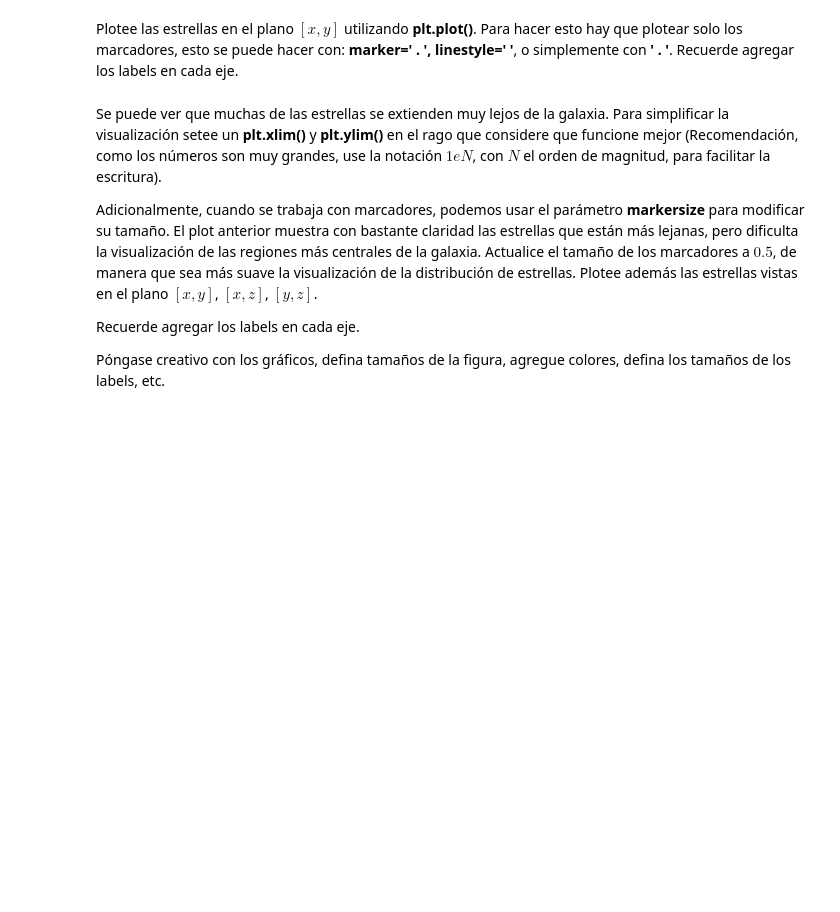
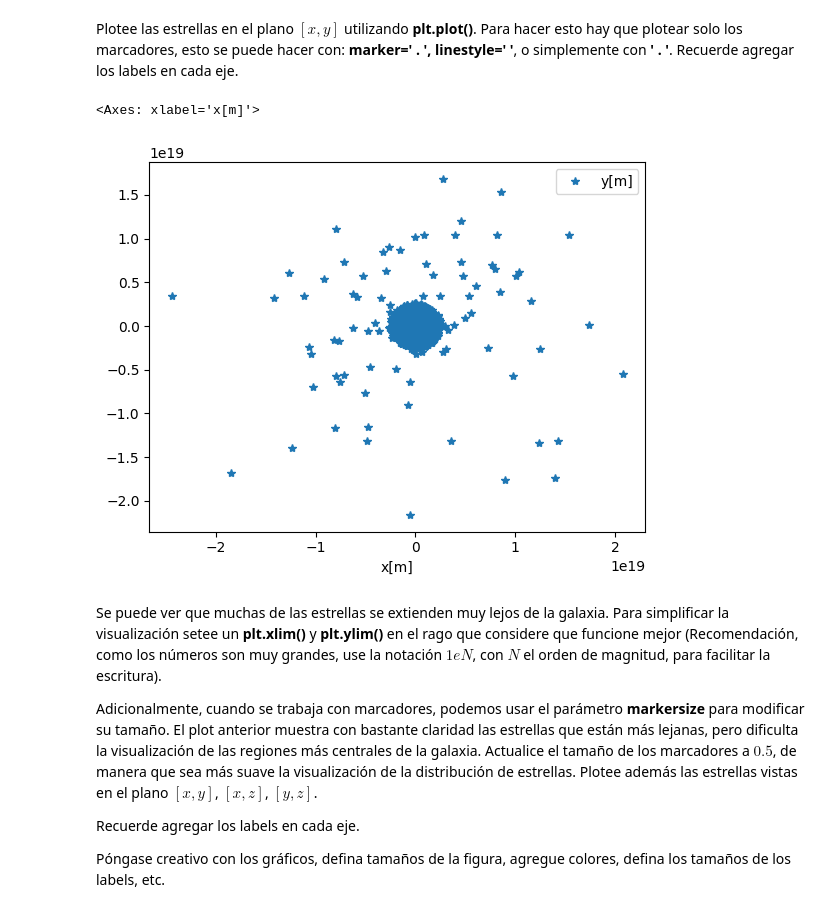
Before and after one commit to GARU0012/Tarea-1, a Jupyter notebook: Tarea_1.ipynb, the cells around one changed output. Drawn from its saved outputs; the diff is of its cells as text; code cells hidden in the pictures; blank space fills up the shorter version.

```diff
--- a/Tarea_1.ipynb
+++ b/Tarea_1.ipynb
@@ -443,5 +458,10 @@ Vea los primeros 10 elementos del dataframe. ¿Qué tipo de información puede e
 # %% [markdown]
 Plotee las estrellas en el plano $[x, y]$ utilizando **plt.plot()**. Para hacer esto hay que plotear solo los marcadores, esto se puede hacer con: **marker=' . ', linestyle='  '**, o simplemente con **' . '**. Recuerde agregar los labels en cada eje.
+# %%
+df.plot(x="x[m]",y="y[m]", marker="*", linestyle="")
+# %% [output]
+<Axes: xlabel='x[m]'>
+[figure, added]
 # %% [markdown]
 Se puede ver que muchas de las estrellas se extienden muy lejos de la galaxia. Para simplificar la visualización setee un **plt.xlim()** y **plt.ylim()** en el rago que considere que funcione mejor (Recomendación, como los números son muy grandes, use la notación $1eN$, con $N$ el orden de magnitud, para facilitar la escritura).
 
```
Also changed, not shown: parts of 10 cells of this notebook.
